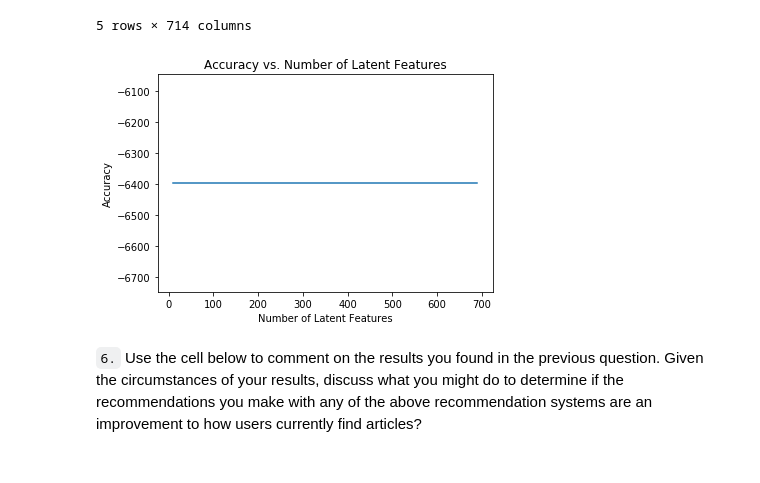
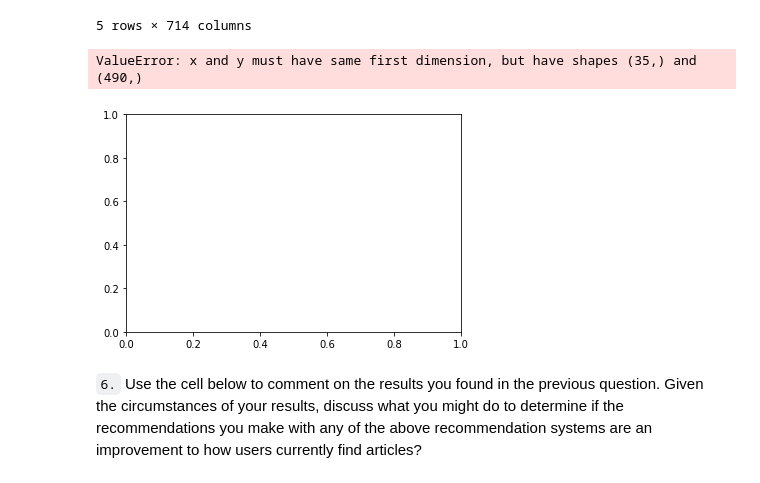
Before and after one commit to kylechenoO/Recommendations_with_IBM, a Jupyter notebook: Recommendations_with_IBM.ipynb, the cells around one changed output. Drawn from its saved outputs; the diff is of its cells as text; code cells hidden in the pictures.

Commit message:
fix the split function bug, but the last plot still in trouble

```diff
--- a/Recommendations_with_IBM.ipynb
+++ b/Recommendations_with_IBM.ipynb
@@ -864,6 +864,9 @@ def create_test_and_train_user_item(df_train, df_test):
     test_idx = user_item_test.index.values.tolist()
     test_arts = user_item_test.columns.values.tolist()
 
+    exp_list = [ u for u in user_item_test.index.values.tolist() if u in user_item_train.index.values.tolist() ]
+    user_item_test.drop(exp_list, inplace = True)
+
     return user_item_train, user_item_test, test_idx, test_arts
 
 user_item_train, user_item_test, test_idx, test_arts = create_test_and_train_user_item(df_train, df_test)
@@ -914,32 +917,33 @@ user_item_train.head()
 u_train, s_train, vt_train = np.linalg.svd(np.array(user_item_train, dtype='int')) # fit svd similar to above then use the cells below
 # %%
 # Use these cells to see how well you can use the training
-# decomposition to predict on test data
-u_train, s_train, vt_train = np.linalg.svd(np.array(user_item_train, dtype='float'))
-
 num_latent_feats = np.arange(10,700+10,20)
-sum_errs = []
+sum_errs_train = []
+sum_errs_test = []
+total_errs = []
 
 for k in num_latent_feats:
     # restructure with k latent features
     s_new, u_new, vt_new = np.diag(s_train[:k]), u_train[:, :k], vt_train[:k, :]
 
     # take dot product
     user_item_est = np.around(np.dot(np.dot(u_new, s_new), vt_new))
 
     # compute error for each prediction to actual value
-    diffs = np.subtract(np.array(user_item_test, dtype='float'), np.array(test_arts, dtype='float'))
+    diffs = np.subtract(np.array(user_item_train, dtype='int'), user_item_est)
 
     # total errors and keep track of them
     err = np.sum(np.sum(np.abs(diffs)))
     sum_errs.append(err)
 
-plt.plot(num_latent_feats, 1 - np.array(sum_errs)/df.shape[0]);
+
+plt.plot(num_latent_feats, 1 - np.array(sum_errs)/np.array(user_item_train, dtype='int').shape[0]);
 plt.xlabel('Number of Latent Features');
 plt.ylabel('Accuracy');
 plt.title('Accuracy vs. Number of Latent Features');
 # %% [output]
+ValueError: x and y must have same first dimension, but have shapes (35,) and (490,)
-[figure, old version]
+[figure, new version]
 # %% [markdown]
 `6.` Use the cell below to comment on the results you found in the previous question. Given the circumstances of your results, discuss what you might do to determine if the recommendations you make with any of the above recommendation systems are an improvement to how users currently find articles?
 # %% [markdown]
```
Also changed, not shown: parts of 5 cells of this notebook, 1 other file.
